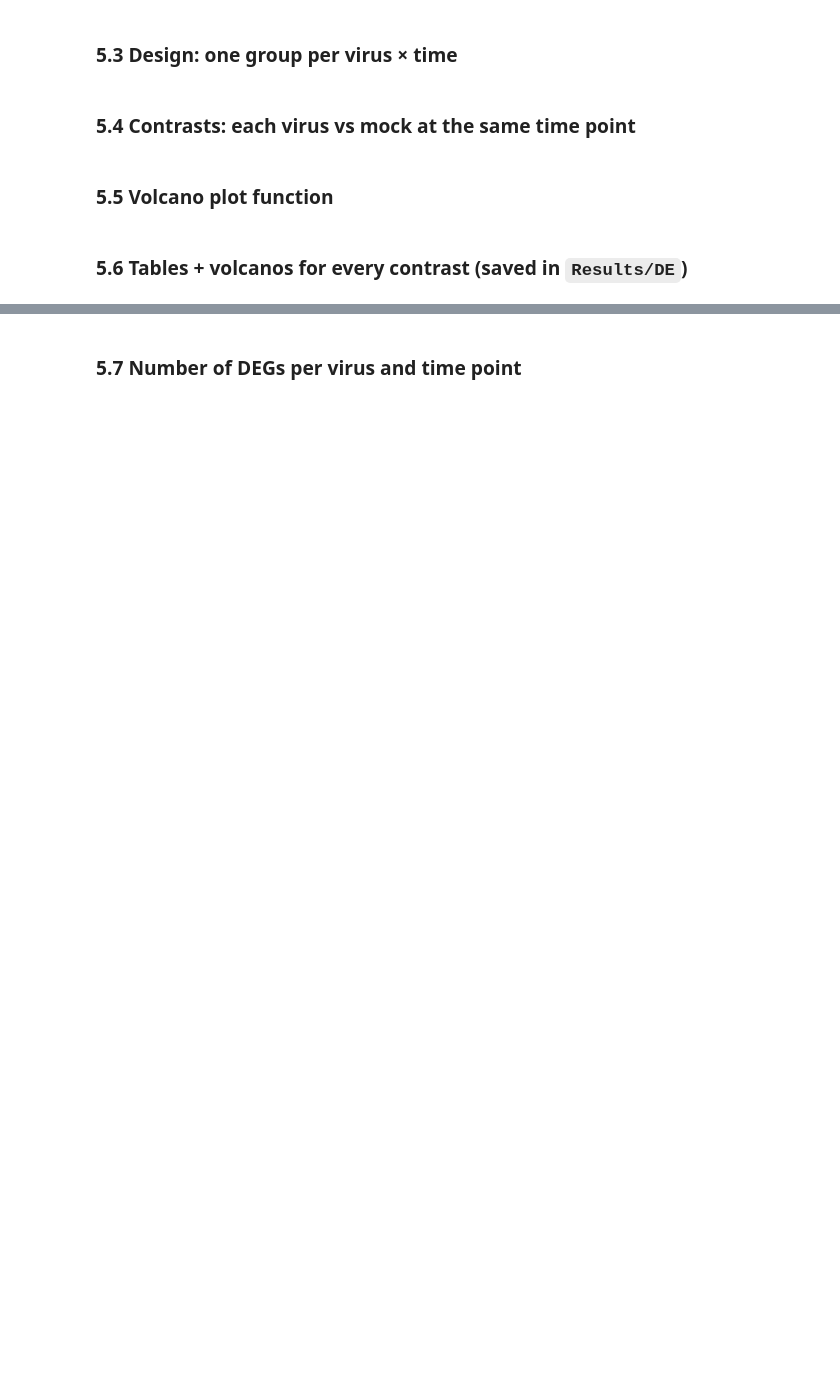
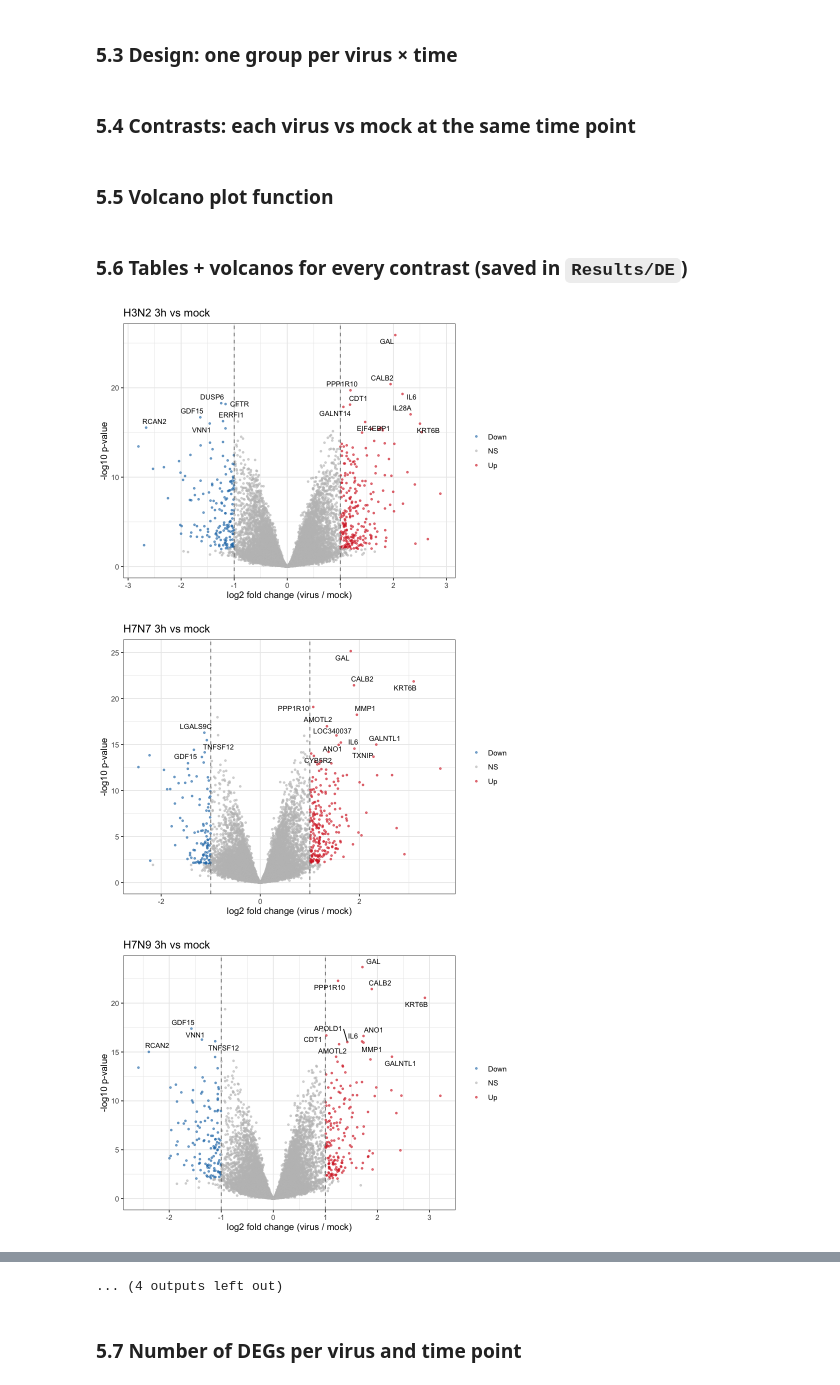
Before and after one commit to eepattou/Project_Bulk_H7N9_Human, a Jupyter notebook: H7N9_Human_analysis.ipynb, the cells around one changed output, grey strips where cells are left out. Drawn from its saved outputs; the diff is of its cells as text; code cells hidden in the pictures; blank space fills up the shorter version.

```diff
--- a/H7N9_Human_analysis.ipynb
+++ b/H7N9_Human_analysis.ipynb
@@ -168,12 +216,18 @@ plot_volcano <- function(tt, title, n_lab = 15) {
 # %%
 de_list <- list()
 for (cn in contr_names) {
   tt <- topTable(fit2, coef = cn, number = Inf, sort.by = "P")
   tt$gene   <- rownames(tt)
   tt$status <- ifelse(tt$adj.P.Val < padj_thr & tt$logFC >  lfc_thr, "Up",
                ifelse(tt$adj.P.Val < padj_thr & tt$logFC < -lfc_thr, "Down", "NS"))
   de_list[[cn]] <- tt
 
   write.csv(tt, file.path(de_dir, paste0("DE_", cn, ".csv")), row.names = FALSE)
-  save_plot(plot_volcano(tt, gsub("_", " ", cn)), file.path("DE", paste0("Volcano_", cn)))
+  p_vol <- plot_volcano(tt, gsub("_", " ", cn))
+  print(p_vol)                                   # show in notebook
+  save_plot(p_vol, file.path("DE", paste0("Volcano_", cn)))
 }
+# %% [output]
+[figure, added]
+[figure, added]
+[figure, added]
@@ -180,3 +243,4 @@ for (cn in contr_names) {
+... (4 outputs left out)
 # %% [markdown]
 ### 5.7 Number of DEGs per virus and time point
 # %%
```
Also changed, not shown: parts of 10 cells of this notebook.
